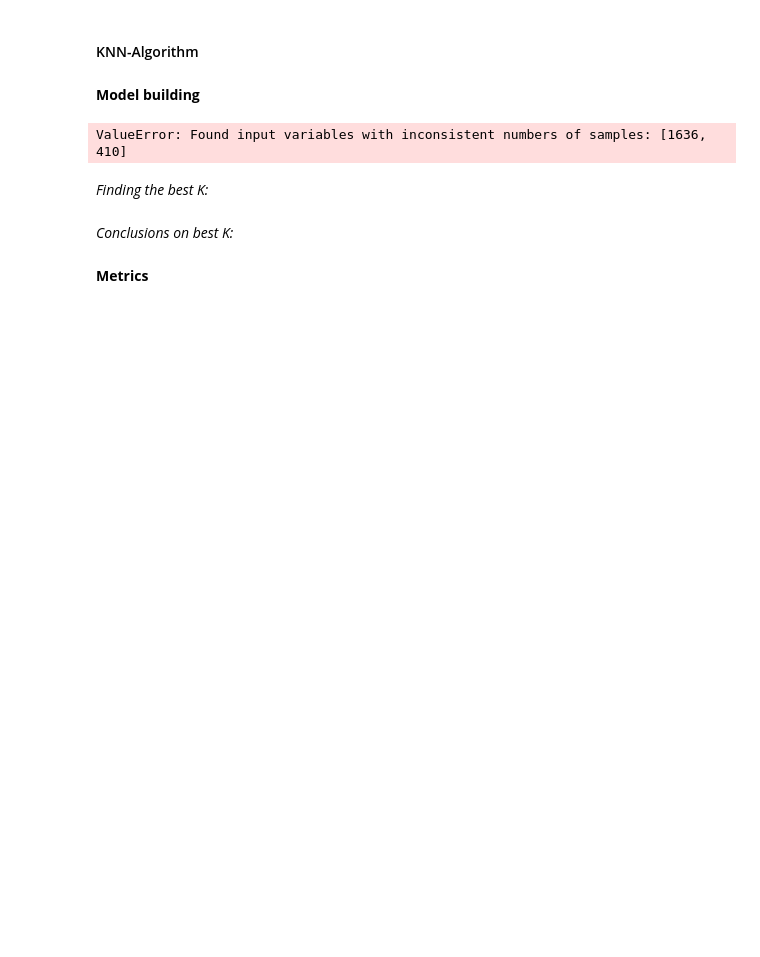
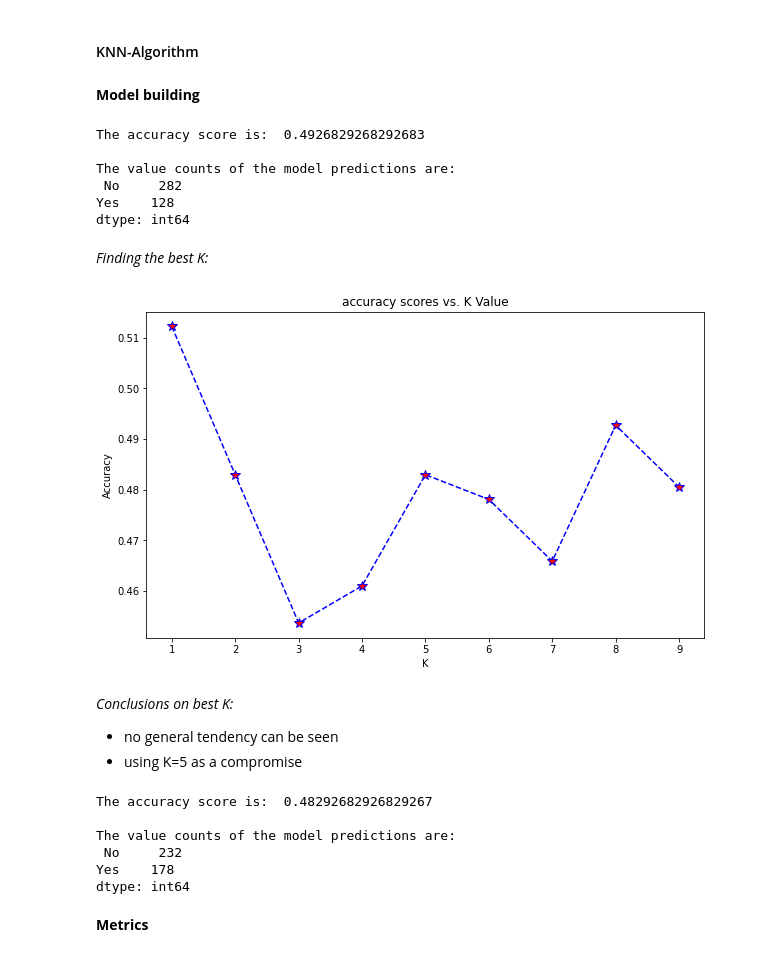
Before and after one commit to katharina-beriault/Midterm_Project_Credit-Card-Marketing_Classification, a Jupyter notebook: Python/Outcome.ipynb, the cells around one changed output. Saved outputs shown, nothing was run; the diff lists cells and outputs as text; code cells hidden in the pictures; blank space fills up the shorter version.

```diff
--- a/Python/Outcome.ipynb
+++ b/Python/Outcome.ipynb
@@ -1297,17 +1408,33 @@ ValueError: y should be a 1d array, got an array of shape (410, 24) instead.
 # %% [markdown]
 **Model building**
 # %%
-KNN_model(X_train_down, X_test_down, y_train_down, y_test_down, 8)
+KNN_model(X_train_down, y_train_down, X_test_down, y_test_down, 8)
 # %% [output]
-ValueError: Found input variables with inconsistent numbers of samples: [1636, 410]
+The accuracy score is:  0.4926829268292683
+
+The value counts of the model predictions are:
+ No     282
+Yes    128
+dtype: int64
 # %% [markdown]
 *Finding the best K:*
 # %%
-best_K(X_train_down, X_test_down, y_train_down, y_test_down, r=range(1,10))
+best_K(X_train_down, y_train_down, X_test_down, y_test_down, r=range(1,10))
+# %% [output]
+[figure, added]
 # %% [markdown]
 *Conclusions on best K:*
+- no general tendency can be seen
+- using K=5 as a compromise
 # %%
-KNN_model(X_train_down, X_test_down, y_train_down, y_test_down, 4)
+KNN_model(X_train_down, y_train_down, X_test_down, y_test_down, 5)
+# %% [output]
+The accuracy score is:  0.48292682926829267
+
+The value counts of the model predictions are:
+ No     232
+Yes    178
+dtype: int64
 # %% [markdown]
 **Metrics**
 # %%
```
Also changed, not shown: parts of 59 cells of this notebook.
